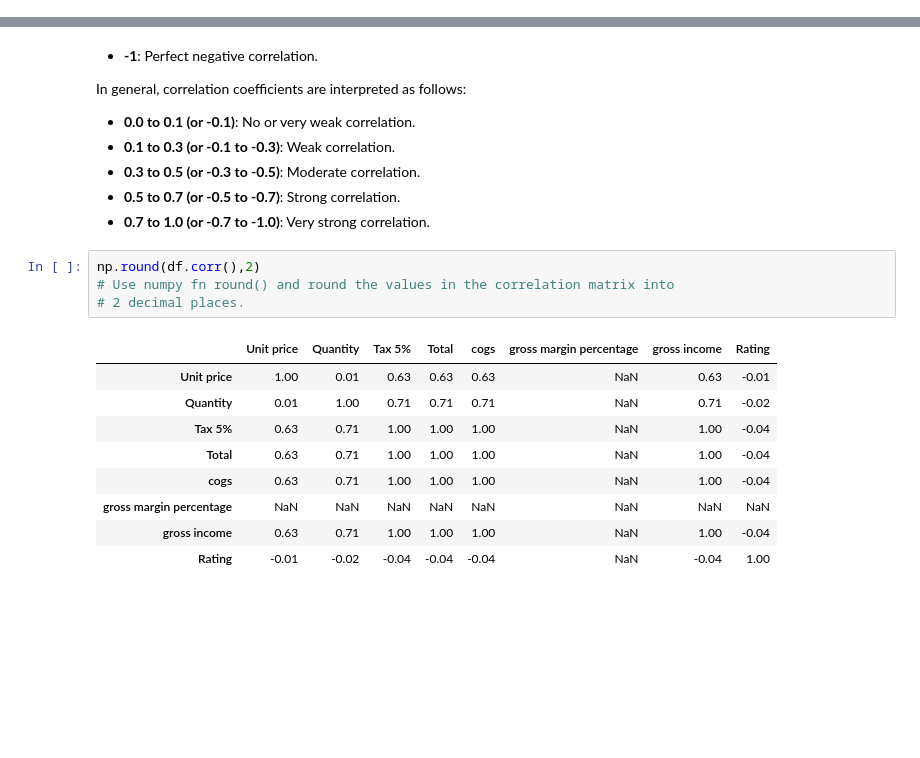
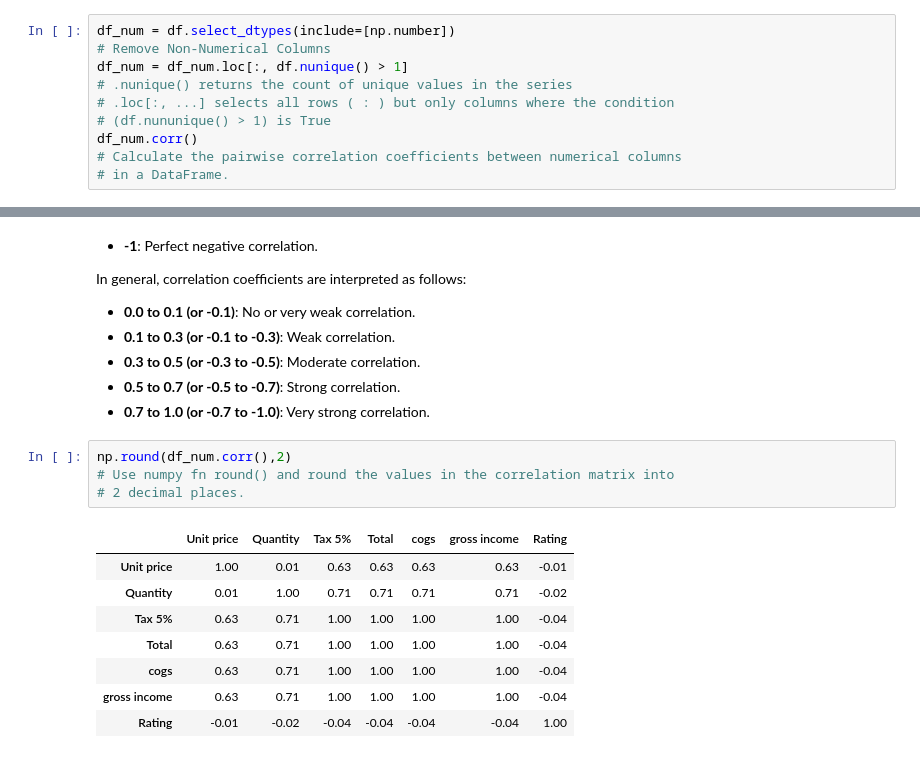
Before and after one commit to GitP001/EDA-on-Suparmarket-Sales, a Jupyter notebook: EDA_Project.ipynb, the cells around one changed output, grey strips where cells are left out. Saved outputs shown, nothing was run; the diff lists cells and outputs as text; blank space fills up the shorter version.

```diff
--- a/EDA_Project.ipynb
+++ b/EDA_Project.ipynb
@@ -302,0 +286,10 @@ df.corr()
+# %%
+df_num = df.select_dtypes(include=[np.number])
+# Remove Non-Numerical Columns
+df_num = df_num.loc[:, df.nunique() > 1]
+# .nunique() returns the count of unique values in the series
+# .loc[:, ...] selects all rows ( : ) but only columns where the condition
+# (df.nununique() > 1) is True
+df_num.corr()
+# Calculate the pairwise correlation coefficients between numerical columns
+# in a DataFrame.
@@ -316,16 +318,15 @@ In general, correlation coefficients are interpreted as follows:
 - **0.5 to 0.7 (or -0.5 to -0.7)**: Strong correlation.
 - **0.7 to 1.0 (or -0.7 to -1.0)**: Very strong correlation.
 # %%
-np.round(df.corr(),2)
+np.round(df_num.corr(),2)
 # Use numpy fn round() and round the values in the correlation matrix into
 # 2 decimal places.
 # %% [output]
-|  | Unit price | Quantity | Tax 5% | Total | cogs | gross margin percentage | gross income | Rating |
-| Unit price | 1.00 | 0.01 | 0.63 | 0.63 | 0.63 | NaN | 0.63 | -0.01 |
-| Quantity | 0.01 | 1.00 | 0.71 | 0.71 | 0.71 | NaN | 0.71 | -0.02 |
-| Tax 5% | 0.63 | 0.71 | 1.00 | 1.00 | 1.00 | NaN | 1.00 | -0.04 |
-| Total | 0.63 | 0.71 | 1.00 | 1.00 | 1.00 | NaN | 1.00 | -0.04 |
-| cogs | 0.63 | 0.71 | 1.00 | 1.00 | 1.00 | NaN | 1.00 | -0.04 |
-| gross margin percentage | NaN | NaN | NaN | NaN | NaN | NaN | NaN | NaN |
-| gross income | 0.63 | 0.71 | 1.00 | 1.00 | 1.00 | NaN | 1.00 | -0.04 |
-| Rating | -0.01 | -0.02 | -0.04 | -0.04 | -0.04 | NaN | -0.04 | 1.00 |
+|  | Unit price | Quantity | Tax 5% | Total | cogs | gross income | Rating |
+| Unit price | 1.00 | 0.01 | 0.63 | 0.63 | 0.63 | 0.63 | -0.01 |
+| Quantity | 0.01 | 1.00 | 0.71 | 0.71 | 0.71 | 0.71 | -0.02 |
+| Tax 5% | 0.63 | 0.71 | 1.00 | 1.00 | 1.00 | 1.00 | -0.04 |
+| Total | 0.63 | 0.71 | 1.00 | 1.00 | 1.00 | 1.00 | -0.04 |
+| cogs | 0.63 | 0.71 | 1.00 | 1.00 | 1.00 | 1.00 | -0.04 |
+| gross income | 0.63 | 0.71 | 1.00 | 1.00 | 1.00 | 1.00 | -0.04 |
+| Rating | -0.01 | -0.02 | -0.04 | -0.04 | -0.04 | -0.04 | 1.00 |
```
Also changed, not shown: parts of 39 cells of this notebook.
